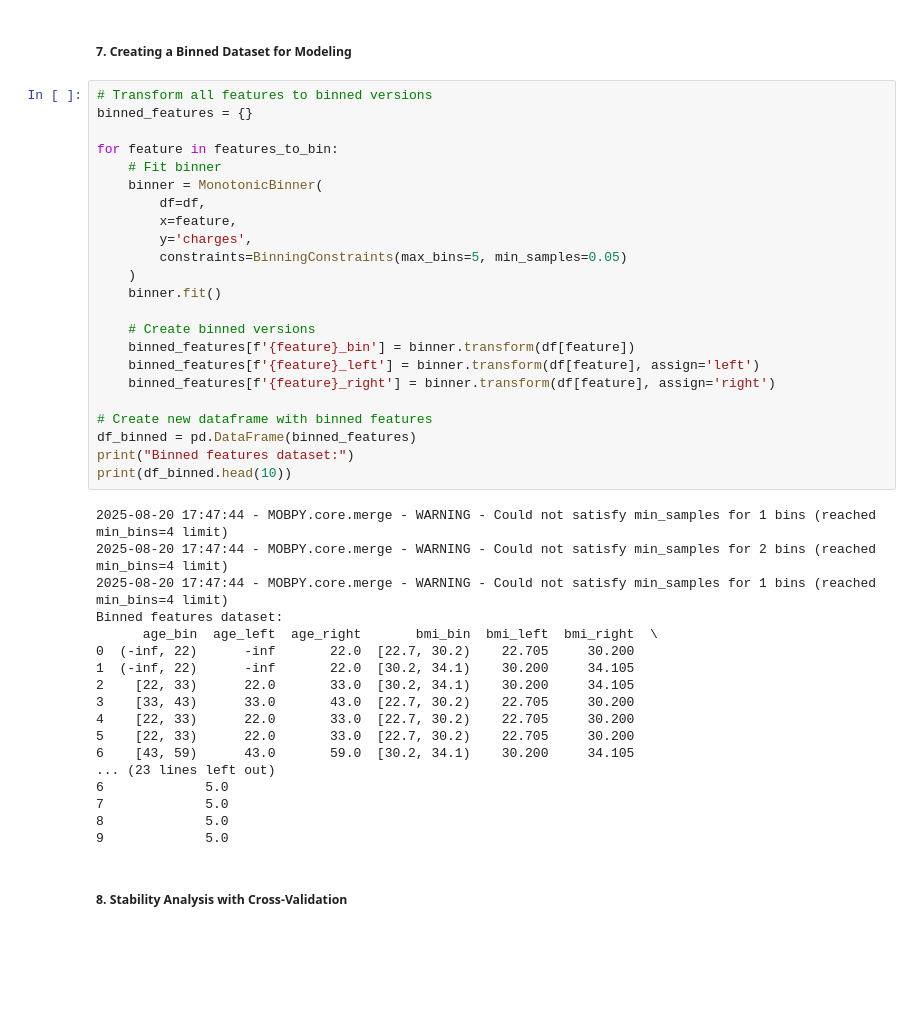
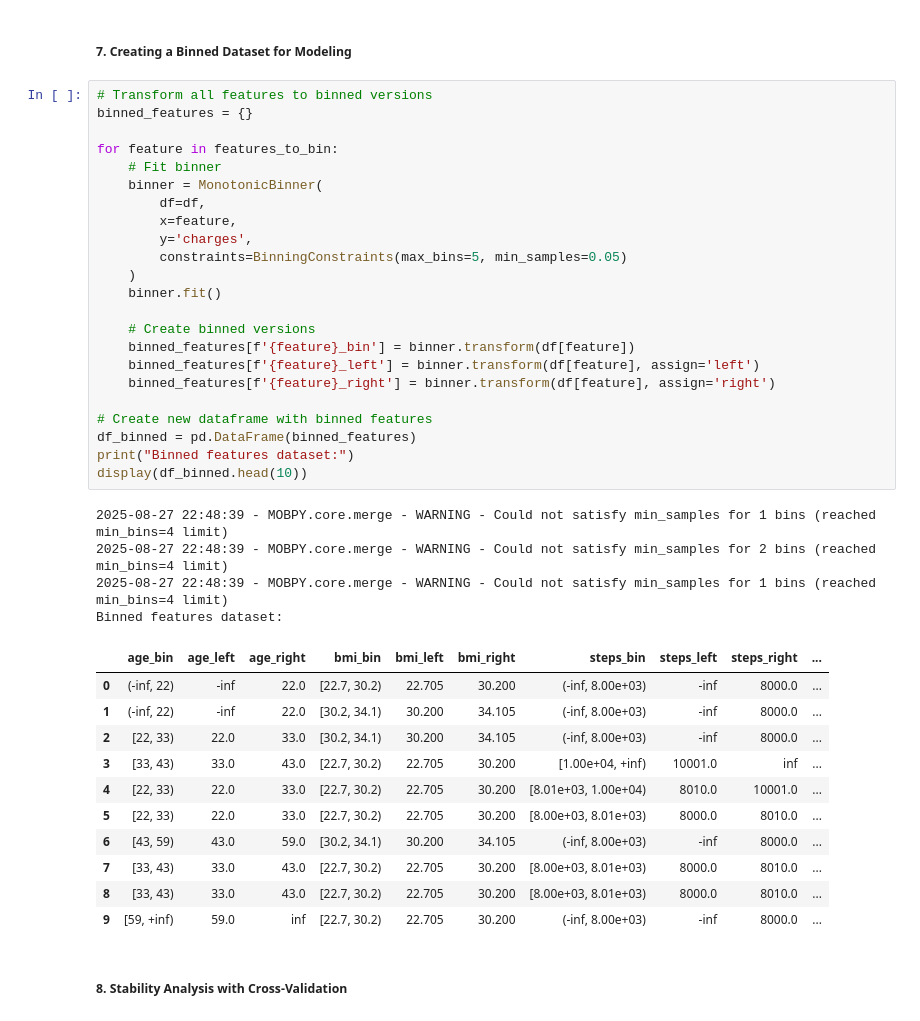
Before and after one commit to ChenTaHung/Monotonic-Optimal-Binning, a Jupyter notebook: examples/Insurance Data - Continuous Target.ipynb, the cells around one changed output. Drawn from its saved outputs; the diff is of its cells as text; blank space fills up the shorter version.

```diff
--- a/examples/Insurance Data - Continuous Target.ipynb
+++ b/examples/Insurance Data - Continuous Target.ipynb
@@ -468,44 +446,42 @@ Observations:
 # %%
 # Transform all features to binned versions
 binned_features = {}
 
 for feature in features_to_bin:
     # Fit binner
     binner = MonotonicBinner(
         df=df,
         x=feature,
         y='charges',
         constraints=BinningConstraints(max_bins=5, min_samples=0.05)
     )
     binner.fit()
 
     # Create binned versions
     binned_features[f'{feature}_bin'] = binner.transform(df[feature])
     binned_features[f'{feature}_left'] = binner.transform(df[feature], assign='left')
     binned_features[f'{feature}_right'] = binner.transform(df[feature], assign='right')
 
 # Create new dataframe with binned features
 df_binned = pd.DataFrame(binned_features)
 print("Binned features dataset:")
-print(df_binned.head(10))
+display(df_binned.head(10))
 # %% [output]
-2025-08-20 17:47:44 - MOBPY.core.merge - WARNING - Could not satisfy min_samples for 1 bins (reached min_bins=4 limit)
-2025-08-20 17:47:44 - MOBPY.core.merge - WARNING - Could not satisfy min_samples for 2 bins (reached min_bins=4 limit)
-2025-08-20 17:47:44 - MOBPY.core.merge - WARNING - Could not satisfy min_samples for 1 bins (reached min_bins=4 limit)
+2025-08-27 22:48:39 - MOBPY.core.merge - WARNING - Could not satisfy min_samples for 1 bins (reached min_bins=4 limit)
+2025-08-27 22:48:39 - MOBPY.core.merge - WARNING - Could not satisfy min_samples for 2 bins (reached min_bins=4 limit)
+2025-08-27 22:48:39 - MOBPY.core.merge - WARNING - Could not satisfy min_samples for 1 bins (reached min_bins=4 limit)
 Binned features dataset:
-      age_bin  age_left  age_right       bmi_bin  bmi_left  bmi_right  \
-0  (-inf, 22)      -inf       22.0  [22.7, 30.2)    22.705     30.200
-1  (-inf, 22)      -inf       22.0  [30.2, 34.1)    30.200     34.105
-2    [22, 33)      22.0       33.0  [30.2, 34.1)    30.200     34.105
-3    [33, 43)      33.0       43.0  [22.7, 30.2)    22.705     30.200
-4    [22, 33)      22.0       33.0  [22.7, 30.2)    22.705     30.200
-5    [22, 33)      22.0       33.0  [22.7, 30.2)    22.705     30.200
-6    [43, 59)      43.0       59.0  [30.2, 34.1)    30.200     34.105
-... (23 lines left out)
-6             5.0
-7             5.0
-8             5.0
-9             5.0
+|  | age_bin | age_left | age_right | bmi_bin | bmi_left | bmi_right | steps_bin | steps_left | steps_right | ... |
+| 0 | (-inf, 22) | -inf | 22.0 | [22.7, 30.2) | 22.705 | 30.200 | (-inf, 8.00e+03) | -inf | 8000.0 | ... |
+| 1 | (-inf, 22) | -inf | 22.0 | [30.2, 34.1) | 30.200 | 34.105 | (-inf, 8.00e+03) | -inf | 8000.0 | ... |
+| 2 | [22, 33) | 22.0 | 33.0 | [30.2, 34.1) | 30.200 | 34.105 | (-inf, 8.00e+03) | -inf | 8000.0 | ... |
+| 3 | [33, 43) | 33.0 | 43.0 | [22.7, 30.2) | 22.705 | 30.200 | [1.00e+04, +inf) | 10001.0 | inf | ... |
+| 4 | [22, 33) | 22.0 | 33.0 | [22.7, 30.2) | 22.705 | 30.200 | [8.01e+03, 1.00e+04) | 8010.0 | 10001.0 | ... |
+| 5 | [22, 33) | 22.0 | 33.0 | [22.7, 30.2) | 22.705 | 30.200 | [8.00e+03, 8.01e+03) | 8000.0 | 8010.0 | ... |
+| 6 | [43, 59) | 43.0 | 59.0 | [30.2, 34.1) | 30.200 | 34.105 | (-inf, 8.00e+03) | -inf | 8000.0 | ... |
+| 7 | [33, 43) | 33.0 | 43.0 | [22.7, 30.2) | 22.705 | 30.200 | [8.00e+03, 8.01e+03) | 8000.0 | 8010.0 | ... |
+| 8 | [33, 43) | 33.0 | 43.0 | [22.7, 30.2) | 22.705 | 30.200 | [8.00e+03, 8.01e+03) | 8000.0 | 8010.0 | ... |
+| 9 | [59, +inf) | 59.0 | inf | [22.7, 30.2) | 22.705 | 30.200 | (-inf, 8.00e+03) | -inf | 8000.0 | ... |
 # %% [markdown]
 ##### 8. Stability Analysis with Cross-Validation
 # %%
```
Also changed, not shown: parts of 11 cells of this notebook, 15 other files.
